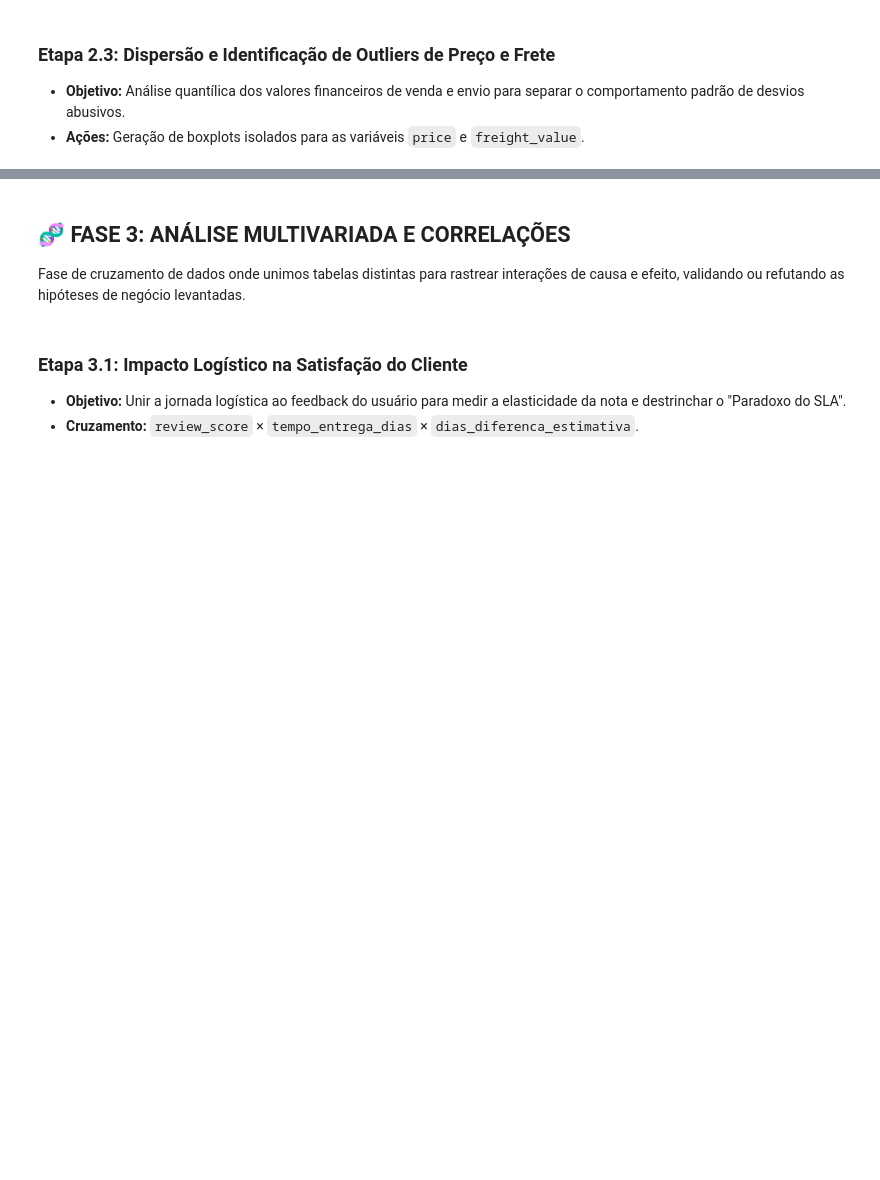
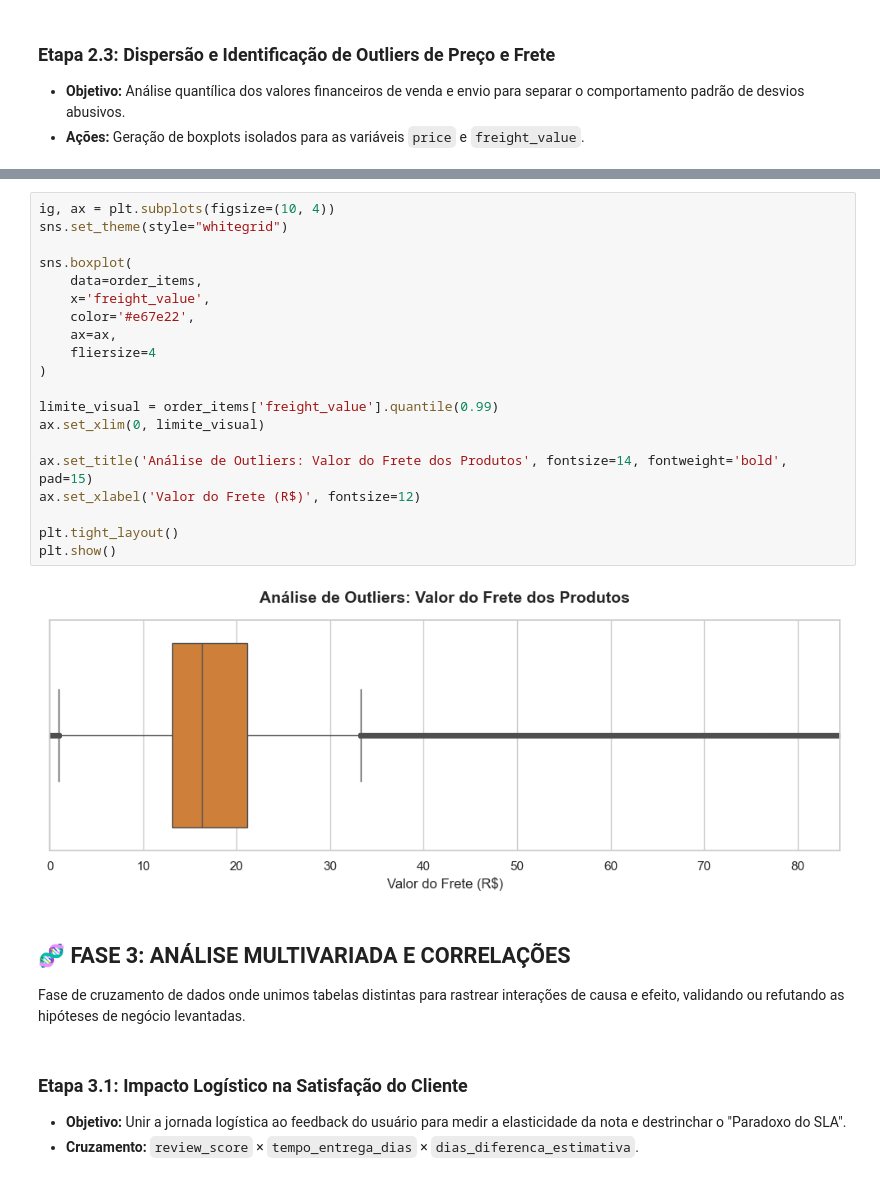
Before and after one commit to LucasBitte/Analytics-Ecom-Brasil, a Jupyter notebook: notebooks/01_eda_negocio_raw.ipynb, the cells around one changed output, grey strips where cells are left out. Saved outputs shown, nothing was run; the diff lists cells and outputs as text; blank space fills up the shorter version.

```diff
--- a/notebooks/01_eda_negocio_raw.ipynb
+++ b/notebooks/01_eda_negocio_raw.ipynb
@@ -145,3 +233,25 @@ Estudo isolado das métricas de performance, variáveis financeiras e demográfi
+# %%
+ig, ax = plt.subplots(figsize=(10, 4))
+sns.set_theme(style="whitegrid")
+
+sns.boxplot(
+    data=order_items,
+    x='freight_value',
+    color='#e67e22',
+    ax=ax,
+    fliersize=4
+)
+
+limite_visual = order_items['freight_value'].quantile(0.99)
+ax.set_xlim(0, limite_visual)
+
+ax.set_title('Análise de Outliers: Valor do Frete dos Produtos', fontsize=14, fontweight='bold', pad=15)
+ax.set_xlabel('Valor do Frete (R$)', fontsize=12)
+
+plt.tight_layout()
+plt.show()
+# %% [output]
+[figure, added]
 # %% [markdown]
 ## 🧬 FASE 3: ANÁLISE MULTIVARIADA E CORRELAÇÕES
 
```
Also changed, not shown: parts of 23 cells of this notebook, 1 other file.
